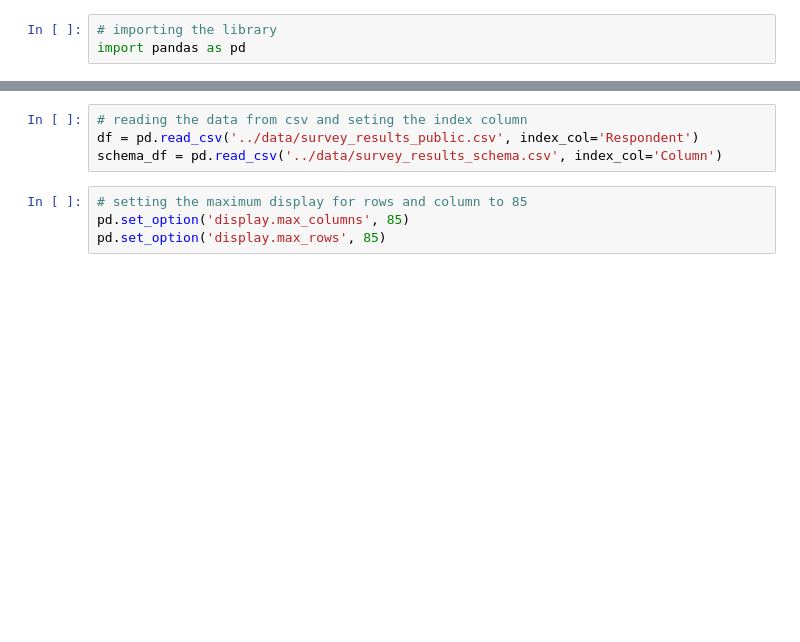
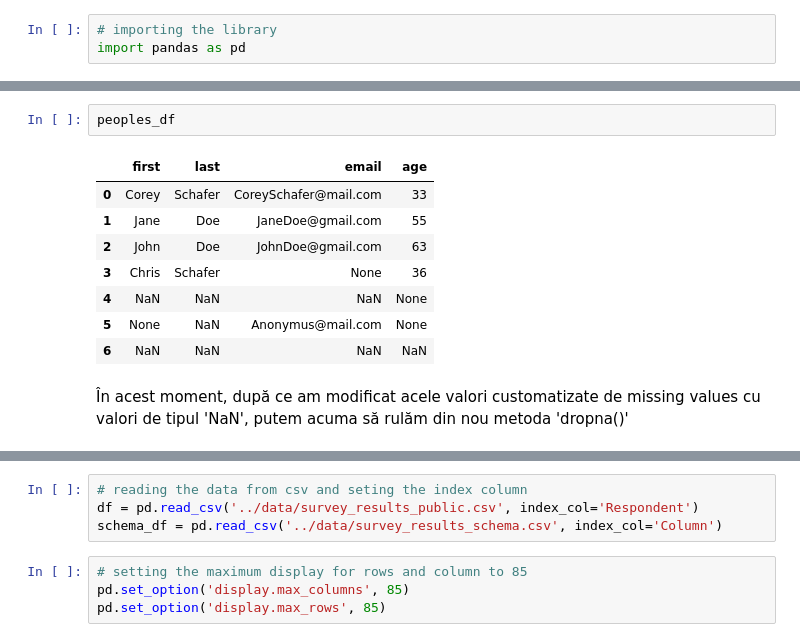
Before and after one commit to ageorgiu17/Pandas_Corey_Schafer, a Jupyter notebook: Part9_Cleaning_Data/Part9_Cleaning_Data.ipynb, the cells around one changed output, grey strips where cells are left out. Drawn from its saved outputs; the diff is of its cells as text; blank space fills up the shorter version.

```diff
--- a/Part9_Cleaning_Data/Part9_Cleaning_Data.ipynb
+++ b/Part9_Cleaning_Data/Part9_Cleaning_Data.ipynb
@@ -3,0 +128,13 @@ import pandas as pd
+# %%
+peoples_df
+# %% [output]
+|  | first | last | email | age |
+| 0 | Corey | Schafer | CoreySchafer@mail.com | 33 |
+| 1 | Jane | Doe | JaneDoe@gmail.com | 55 |
+| 2 | John | Doe | JohnDoe@gmail.com | 63 |
+| 3 | Chris | Schafer | None | 36 |
+| 4 | NaN | NaN | NaN | None |
+| 5 | None | NaN | Anonymus@mail.com | None |
+| 6 | NaN | NaN | NaN | NaN |
+# %% [markdown]
+În acest moment, după ce am modificat acele valori customatizate de missing values cu valori de tipul 'NaN', putem acuma să rulăm din nou metoda 'dropna()'
```
Also changed, not shown: parts of 74 cells of this notebook.
